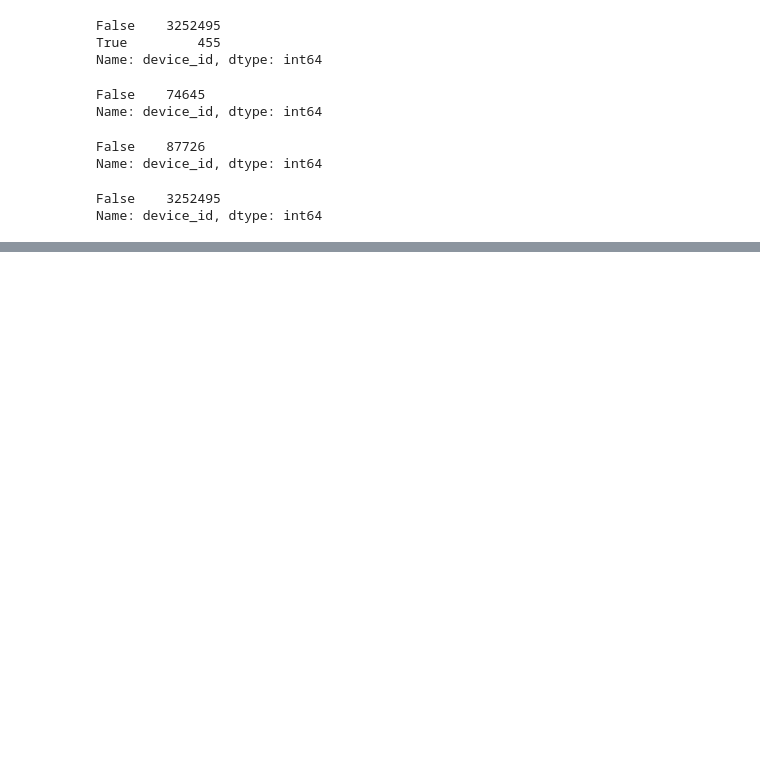
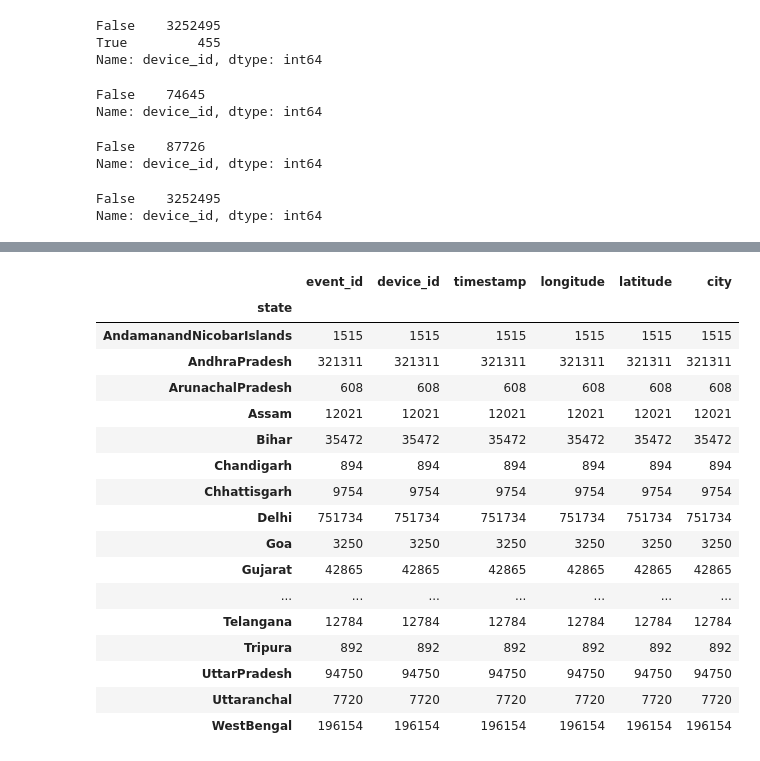
Before and after one commit to bhagi8289/Insaid, a Jupyter notebook: capstone.ipynb, the cells around one changed output, grey strips where cells are left out. Cells and saved outputs as stored; diff of their text form; code cells hidden in the pictures; blank space fills up the shorter version.

```diff
--- a/capstone.ipynb
+++ b/capstone.ipynb
@@ -503,0 +493,17 @@ df_events_data[df_events_data['state'] == ''].groupby('city').count()
+# %%
+missing_city_state_mapping = {
+    "Arambagh":"WestBengal",
+    "Channapatna":"Karnataka",
+    "Chennai":"TamilNadu",
+    "Delhi":"Delhi",
+    "Gangarampur":"WestBengal",
+    "Indore":"MadhyaPradesh",
+    "Jaipur":"Rajasthan",
+    "Pune":"Maharashtra",
+    "Visakhapatnam":"AndhraPradesh"
+}
+
+for x,y in missing_city_state_mapping.items():
+  print(x,y)
+  #df_events_data.replace({x:y},regex=True,inplace=True)
+  df_events_data.loc[df_events_data['city'] == x, 'state'] = y
@@ -503,0 +520,21 @@ df_events_data[df_events_data['state'] == ''].groupby('city').count()
+# %%
+df_events_data.groupby('state').count()
+# %% [output]
+|  | event_id | device_id | timestamp | longitude | latitude | city |
+| state |  |  |  |  |  |  |
+| AndamanandNicobarIslands | 1515 | 1515 | 1515 | 1515 | 1515 | 1515 |
+| AndhraPradesh | 321311 | 321311 | 321311 | 321311 | 321311 | 321311 |
+| ArunachalPradesh | 608 | 608 | 608 | 608 | 608 | 608 |
+| Assam | 12021 | 12021 | 12021 | 12021 | 12021 | 12021 |
+| Bihar | 35472 | 35472 | 35472 | 35472 | 35472 | 35472 |
+| Chandigarh | 894 | 894 | 894 | 894 | 894 | 894 |
+| Chhattisgarh | 9754 | 9754 | 9754 | 9754 | 9754 | 9754 |
+| Delhi | 751734 | 751734 | 751734 | 751734 | 751734 | 751734 |
+| Goa | 3250 | 3250 | 3250 | 3250 | 3250 | 3250 |
+| Gujarat | 42865 | 42865 | 42865 | 42865 | 42865 | 42865 |
+| ... | ... | ... | ... | ... | ... | ... |
+| Telangana | 12784 | 12784 | 12784 | 12784 | 12784 | 12784 |
+| Tripura | 892 | 892 | 892 | 892 | 892 | 892 |
+| UttarPradesh | 94750 | 94750 | 94750 | 94750 | 94750 | 94750 |
+| Uttaranchal | 7720 | 7720 | 7720 | 7720 | 7720 | 7720 |
+| WestBengal | 196154 | 196154 | 196154 | 196154 | 196154 | 196154 |
```
Also changed, not shown: parts of 2 cells of this notebook.
